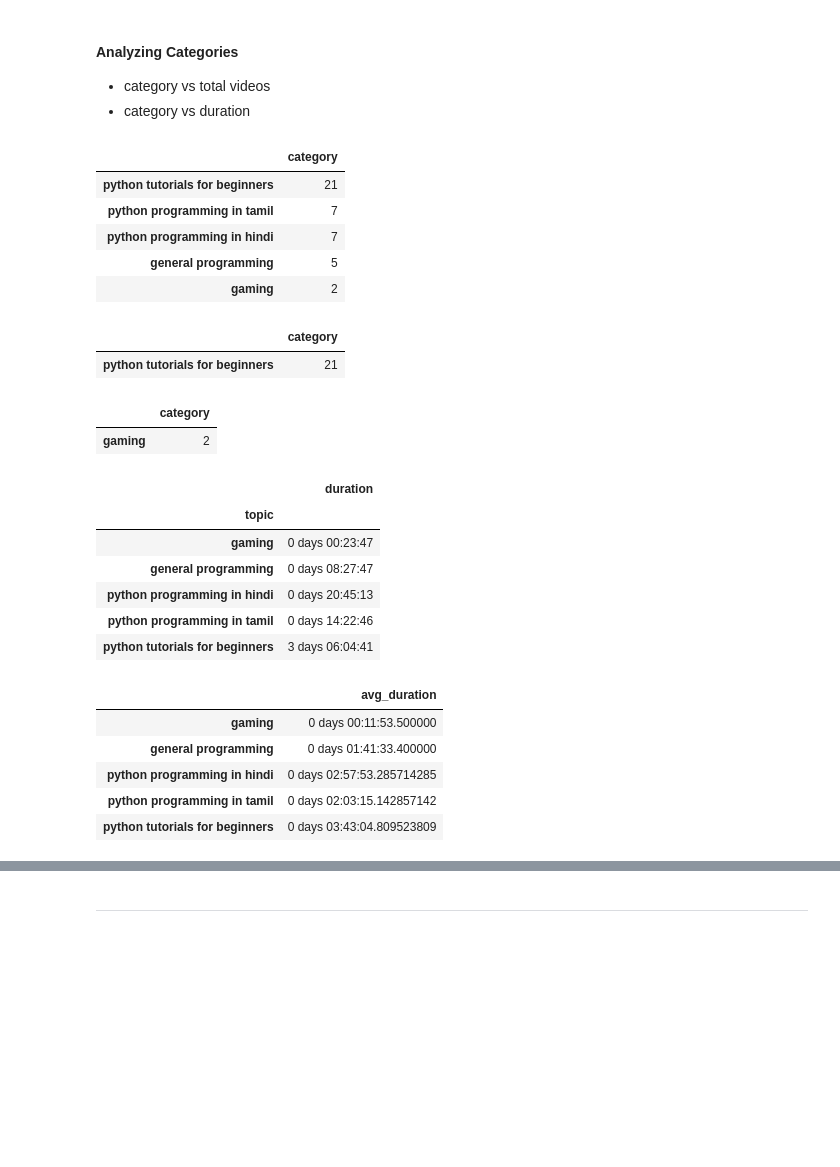
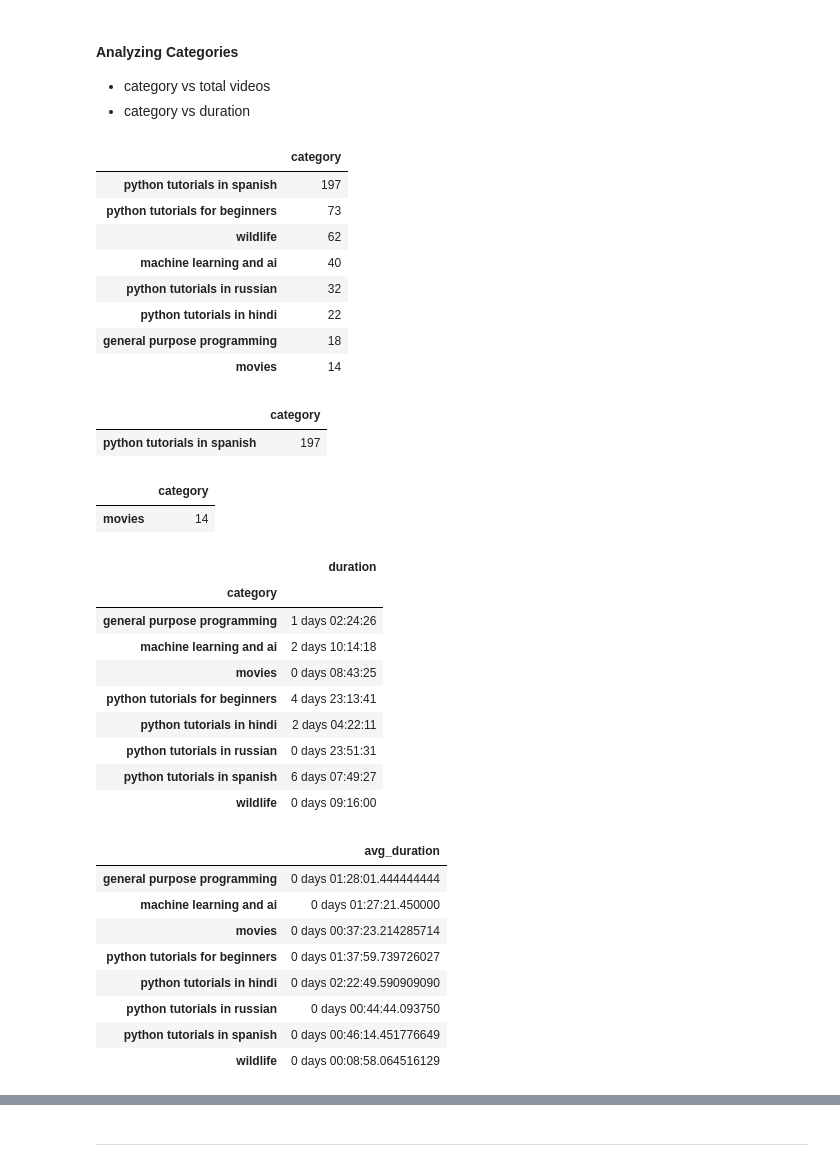
Before and after one commit to ayushxx7/YoutubeMetaDataAnalysis, a Jupyter notebook: analysis.ipynb, the cells around one changed output, grey strips where cells are left out. Drawn from its saved outputs; the diff is of its cells as text; code cells hidden in the pictures; blank space fills up the shorter version.

```diff
--- a/analysis.ipynb
+++ b/analysis.ipynb
@@ -260,11 +262,11 @@ pd.DataFrame(X.toarray(), columns=vect.get_feature_names())[0:10]
 # %%
 # choosing 5 as the number of topics (clusters)
-N_TOPICS = 5
+N_TOPICS = 8
 nmf = NMF(n_components=N_TOPICS, init='nndsvd')
 W = nmf.fit_transform(X)  # Document-topic matrix
 H = nmf.components_       # Topic-term matrix
 # %%
-NUM_TOP_WORDS_TO_SHOW = 7
+NUM_TOP_WORDS_TO_SHOW = 10
 words = np.array(vect.get_feature_names())
 topic_words = pd.DataFrame(np.zeros((N_TOPICS, NUM_TOP_WORDS_TO_SHOW)),
                            index=[f'Topic {i + 1}' for i in range(N_TOPICS)],
@@ -272,7 +274,7 @@ topic_words = pd.DataFrame(np.zeros((N_TOPICS, NUM_TOP_WORDS_TO_SHOW)),
                           ).astype(str)
 
 for i in range(N_TOPICS):
-    ix = H[i].argsort()[::-1][:7]
+    ix = H[i].argsort()[::-1][:NUM_TOP_WORDS_TO_SHOW]
     topic_words.iloc[i] = words[ix]
 
 topic_words
@@ -287,10 +292,13 @@ topic_words
 # assigning topics
 topic_mapping = {
     'Topic 1': 'python tutorials for beginners',
-    'Topic 2': 'gaming',
-    'Topic 3': 'general programming',
-    'Topic 4': 'python programming in tamil',
-    'Topic 5': 'python programming in hindi',
+    'Topic 2': 'python tutorials in spanish',
+    'Topic 3': 'general purpose programming',
+    'Topic 4': 'movies',
+    'Topic 5': 'machine learning and ai',
+    'Topic 6': 'python tutorials in hindi',
+    'Topic 7': 'python tutorials in russian',
+    'Topic 8': 'wildlife'
 }
 # %%
 W = pd.DataFrame(W, columns=[f'Topic {i + 1}' for i in range(N_TOPICS)])
@@ -318,44 +326,53 @@ category_df = pd.DataFrame(df['category'].value_counts())
 category_df
 # %% [output]
 |  | category |
-| python tutorials for beginners | 21 |
-| python programming in tamil | 7 |
-| python programming in hindi | 7 |
-| general programming | 5 |
-| gaming | 2 |
+| python tutorials in spanish | 197 |
+| python tutorials for beginners | 73 |
+| wildlife | 62 |
+| machine learning and ai | 40 |
+| python tutorials in russian | 32 |
+| python tutorials in hindi | 22 |
+| general purpose programming | 18 |
+| movies | 14 |
 # %%
 # Most Popular Category
 category_df[category_df.category == category_df.category.max()]
 # %% [output]
 |  | category |
-| python tutorials for beginners | 21 |
+| python tutorials in spanish | 197 |
 # %%
 # Least Popular Category
 category_df[category_df.category == category_df.category.min()]
 # %% [output]
 |  | category |
-| gaming | 2 |
+| movies | 14 |
 # %%
-total_duration_cat_df = pd.DataFrame(df.groupby('topic')['duration'].sum())
+total_duration_cat_df = pd.DataFrame(df.groupby('category')['duration'].sum())
 total_duration_cat_df
 # %% [output]
 |  | duration |
-| topic |  |
-| gaming | 0 days 00:23:47 |
-| general programming | 0 days 08:27:47 |
-| python programming in hindi | 0 days 20:45:13 |
-| python programming in tamil | 0 days 14:22:46 |
-| python tutorials for beginners | 3 days 06:04:41 |
+| category |  |
+| general purpose programming | 1 days 02:24:26 |
+| machine learning and ai | 2 days 10:14:18 |
+| movies | 0 days 08:43:25 |
+| python tutorials for beginners | 4 days 23:13:41 |
+| python tutorials in hindi | 2 days 04:22:11 |
+| python tutorials in russian | 0 days 23:51:31 |
+| python tutorials in spanish | 6 days 07:49:27 |
+| wildlife | 0 days 09:16:00 |
 # %%
-avg_duration_cat_df = pd.DataFrame(df.groupby('topic')['duration'].sum().sort_values(ascending=False)/df['topic'].value_counts(), columns=['avg_duration'])
+avg_duration_cat_df = pd.DataFrame(df.groupby('category')['duration'].sum().sort_values(ascending=False)/df['category'].value_counts(), columns=['avg_duration'])
 avg_duration_cat_df
 # %% [output]
 |  | avg_duration |
-| gaming | 0 days 00:11:53.500000 |
-| general programming | 0 days 01:41:33.400000 |
-| python programming in hindi | 0 days 02:57:53.285714285 |
-| python programming in tamil | 0 days 02:03:15.142857142 |
-| python tutorials for beginners | 0 days 03:43:04.809523809 |
+| general purpose programming | 0 days 01:28:01.444444444 |
+| machine learning and ai | 0 days 01:27:21.450000 |
+| movies | 0 days 00:37:23.214285714 |
+| python tutorials for beginners | 0 days 01:37:59.739726027 |
+| python tutorials in hindi | 0 days 02:22:49.590909090 |
+| python tutorials in russian | 0 days 00:44:44.093750 |
+| python tutorials in spanish | 0 days 00:46:14.451776649 |
+| wildlife | 0 days 00:08:58.064516129 |
 # %%
 total_duration_cat_df.join(avg_duration_cat_df).sort_values(by='avg_duration', ascending=False)
 # %% [output]
```
Also changed, not shown: parts of 25 cells of this notebook, 17 other files.
